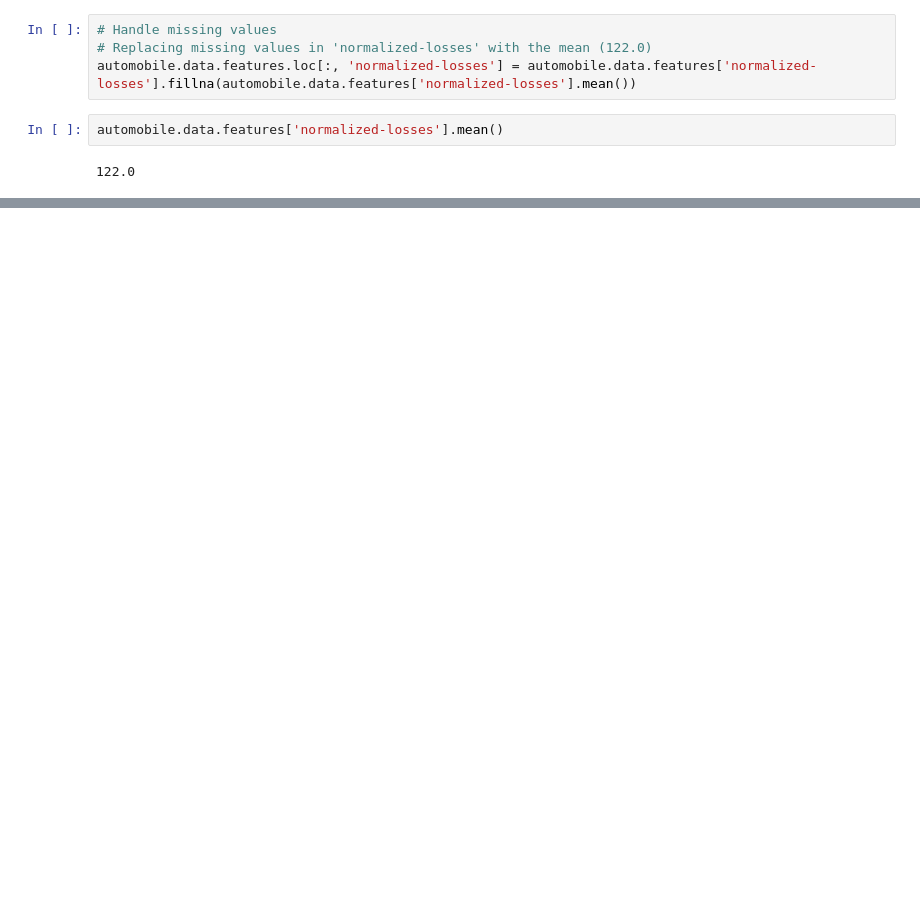
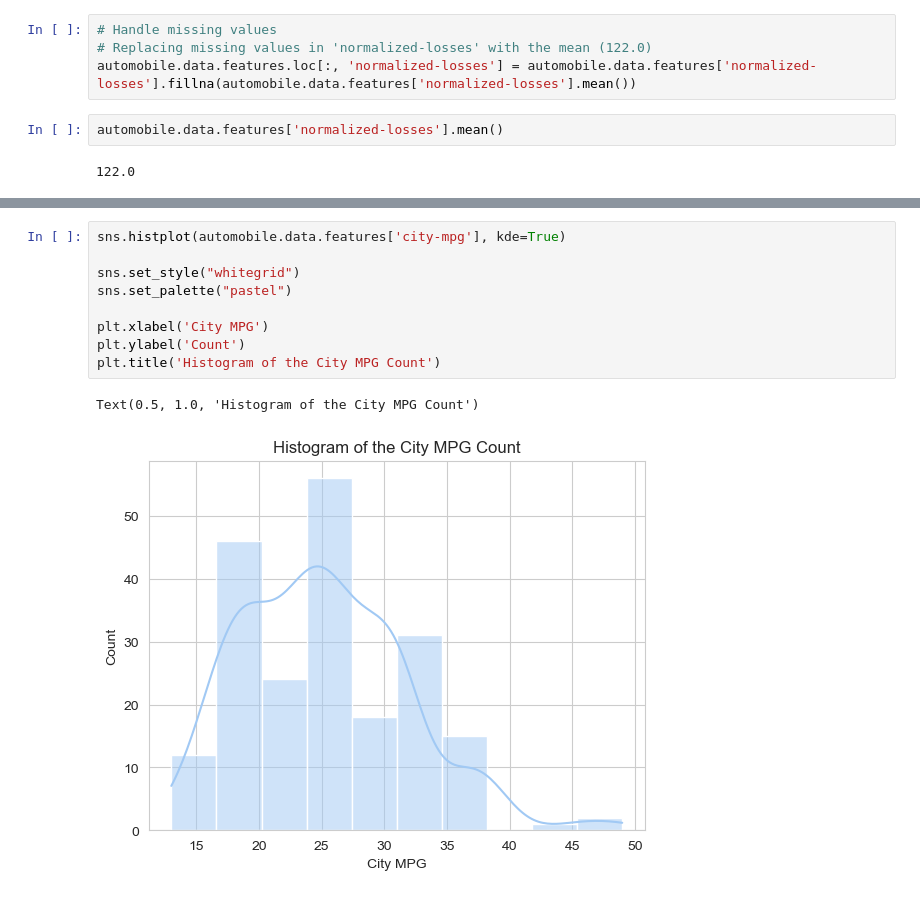
Before and after one commit to elliotbabilonia/automobile-project, a Jupyter notebook: code.ipynb, the cells around one changed output, grey strips where cells are left out. Saved outputs shown, nothing was run; the diff lists cells and outputs as text; blank space fills up the shorter version.

```diff
--- a/code.ipynb
+++ b/code.ipynb
@@ -154,0 +321,12 @@ automobile.data.features['normalized-losses'].mean()
+# %%
+sns.histplot(automobile.data.features['city-mpg'], kde=True)
+
+sns.set_style("whitegrid")
+sns.set_palette("pastel")
+
+plt.xlabel('City MPG')
+plt.ylabel('Count')
+plt.title('Histogram of the City MPG Count')
+# %% [output]
+Text(0.5, 1.0, 'Histogram of the City MPG Count')
+[figure, added]
```
Also changed, not shown: parts of 28 cells of this notebook.
